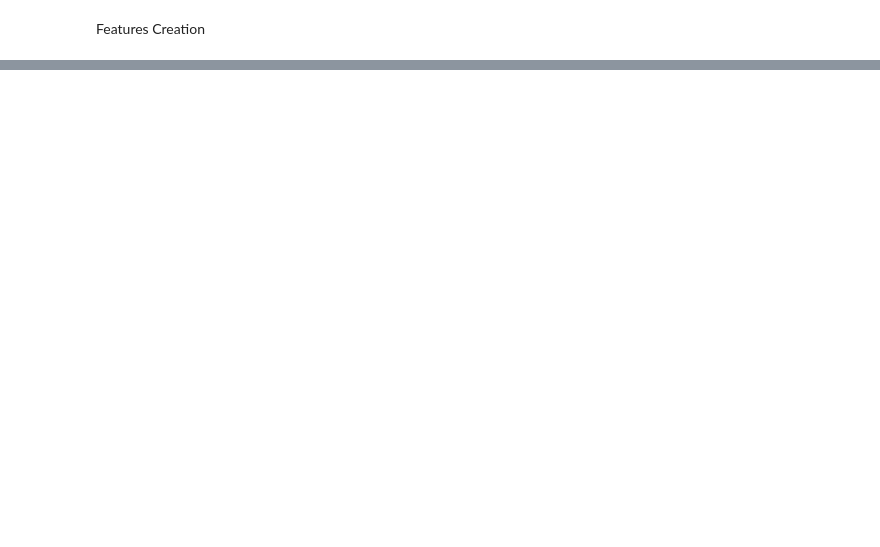
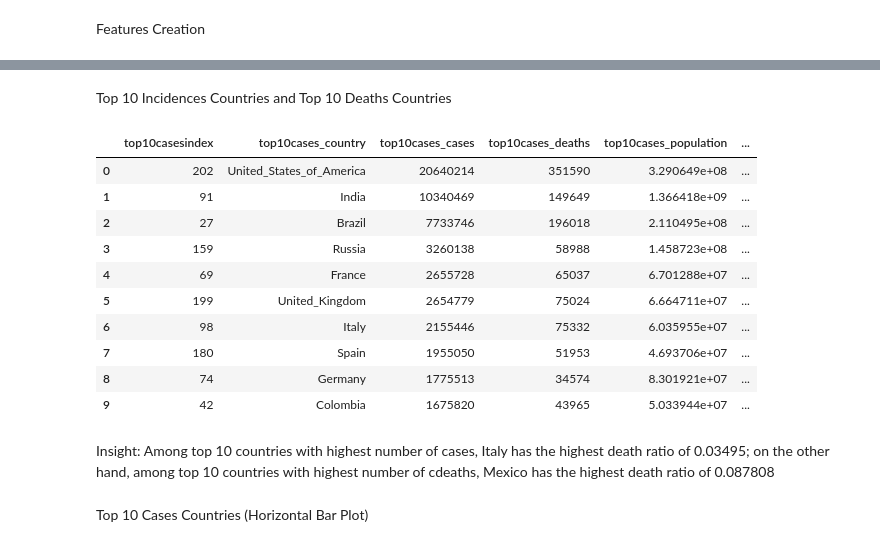
Before and after one commit to szhang12345/MSDS-422-Assignment-1---Exploratory-Data-Analysis, a Jupyter notebook: Assignment1_EDA.ipynb, the cells around one changed output, grey strips where cells are left out. Drawn from its saved outputs; the diff is of its cells as text; code cells hidden in the pictures; blank space fills up the shorter version.

```diff
--- a/Assignment1_EDA.ipynb
+++ b/Assignment1_EDA.ipynb
@@ -131,0 +198,7 @@ df.describe()
+# %%
+summary = df.groupby('country')\
+            .agg({'cases_weekly':np.sum,'deaths_weekly':np.sum,'pop2019':np.mean})\
+            .reset_index().sort_values('cases_weekly',ascending=False)
+summary['ratio'] = summary.deaths_weekly/summary.cases_weekly
+summary.columns=['country','cases','deaths','population','death ratio']
+summary.set_index('country')
@@ -131,0 +220,24 @@ df.describe()
+# %% [markdown]
+Top 10 Incidences Countries and Top 10 Deaths Countries
+# %%
+s1=summary.nlargest(10,'cases').reset_index()
+s2=summary.nlargest(10,'deaths').reset_index()
+s=pd.concat([s1,s2], axis=1)
+s.columns=['top10casesindex',	'top10cases_country',	'top10cases_cases', 'top10cases_deaths',	'top10cases_population',	'top10cases_death ratio',	'top10deathsindex', 'top10deaths_country',	'top10deaths_cases', 'top10deaths_deaths',	'top10deaths_population',	'top10deaths_death ratio']
+s
+# %% [output]
+|  | top10casesindex | top10cases_country | top10cases_cases | top10cases_deaths | top10cases_population | ... |
+| 0 | 202 | United_States_of_America | 20640214 | 351590 | 3.290649e+08 | ... |
+| 1 | 91 | India | 10340469 | 149649 | 1.366418e+09 | ... |
+| 2 | 27 | Brazil | 7733746 | 196018 | 2.110495e+08 | ... |
+| 3 | 159 | Russia | 3260138 | 58988 | 1.458723e+08 | ... |
+| 4 | 69 | France | 2655728 | 65037 | 6.701288e+07 | ... |
+| 5 | 199 | United_Kingdom | 2654779 | 75024 | 6.664711e+07 | ... |
+| 6 | 98 | Italy | 2155446 | 75332 | 6.035955e+07 | ... |
+| 7 | 180 | Spain | 1955050 | 51953 | 4.693706e+07 | ... |
+| 8 | 74 | Germany | 1775513 | 34574 | 8.301921e+07 | ... |
+| 9 | 42 | Colombia | 1675820 | 43965 | 5.033944e+07 | ... |
+# %% [markdown]
+Insight: Among top 10 countries with highest number of cases, Italy has the highest death ratio of 0.03495; on the other hand, among top 10 countries with highest number of cdeaths, Mexico has the highest death ratio of 0.087808
+# %% [markdown]
+Top 10 Cases Countries (Horizontal Bar Plot)
```
Also changed, not shown: parts of 54 cells of this notebook.
